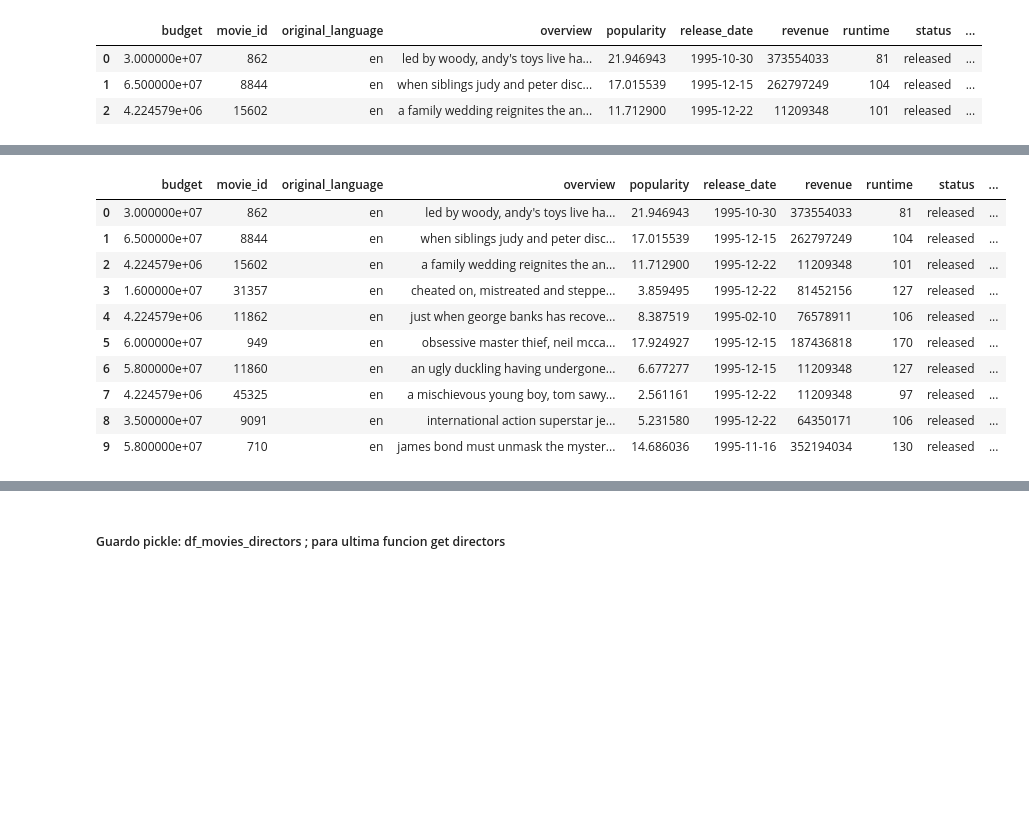
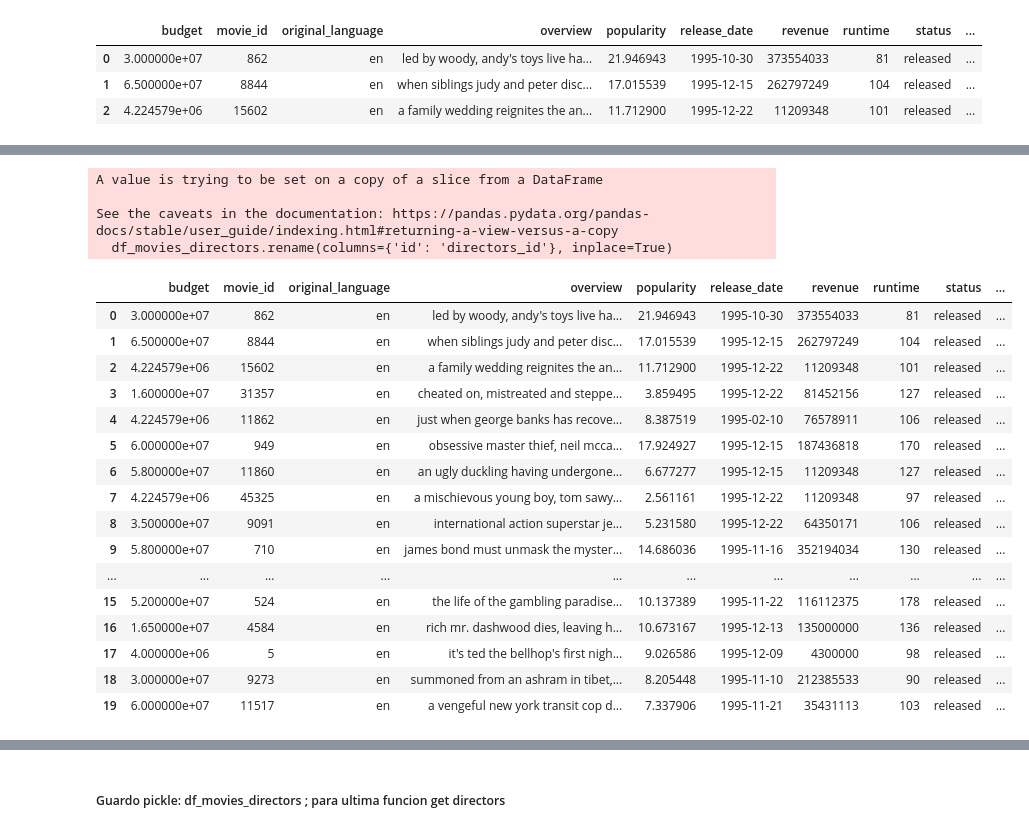
Before and after one commit to Lucaramallo/PI1_MLOps_Sistema_de_Recomendacion_Movies_ML, a Jupyter notebook: ETLs/ETL Credits/2_ETL_Credits_limpieza.ipynb, the cells around one changed output, grey strips where cells are left out. Drawn from its saved outputs; the diff is of its cells as text; code cells hidden in the pictures; blank space fills up the shorter version.

```diff
--- a/ETLs/ETL Credits/2_ETL_Credits_limpieza.ipynb
+++ b/ETLs/ETL Credits/2_ETL_Credits_limpieza.ipynb
@@ -406,5 +458,5 @@ msno.matrix(df_movies_directors)
 # %%
-df_movies_directors = df_movies_directors.drop_duplicates()
+
 df_movies_directors = df_movies_directors.dropna()
 # %%
 print(df_movies_directors.info())
@@ -428,24 +480,34 @@ memory usage: 11.3+ MB
 None
-# %%
-df_movies_directors.rename(columns = {'id':'director_id'}, inplace=True)
-# %%
-df_movies_directors['director_id'] = df_movies_directors['director_id'].astype(int)
+# %%
+# Modificar el nombre de la columna 'id' a 'director_id' en el DataFrame original
+df_movies_directors.rename(columns={'id': 'directors_id'}, inplace=True)
+# %% [output]
+A value is trying to be set on a copy of a slice from a DataFrame
+
+See the caveats in the documentation: https://pandas.pydata.org/pandas-docs/stable/user_guide/indexing.html#returning-a-view-versus-a-copy
+  df_movies_directors.rename(columns={'id': 'directors_id'}, inplace=True)
 # %%
 pd.set_option('display.max_columns', None)
 # %%
-df_movies_directors.head(10)
+df_movies_directors.head(20)
 # %% [output]
 |  | budget | movie_id | original_language | overview | popularity | release_date | revenue | runtime | status | ... |
 | 0 | 3.000000e+07 | 862 | en | led by woody, andy's toys live ha... | 21.946943 | 1995-10-30 | 373554033 | 81 | released | ... |
 | 1 | 6.500000e+07 | 8844 | en | when siblings judy and peter disc... | 17.015539 | 1995-12-15 | 262797249 | 104 | released | ... |
 | 2 | 4.224579e+06 | 15602 | en | a family wedding reignites the an... | 11.712900 | 1995-12-22 | 11209348 | 101 | released | ... |
 | 3 | 1.600000e+07 | 31357 | en | cheated on, mistreated and steppe... | 3.859495 | 1995-12-22 | 81452156 | 127 | released | ... |
 | 4 | 4.224579e+06 | 11862 | en | just when george banks has recove... | 8.387519 | 1995-02-10 | 76578911 | 106 | released | ... |
 | 5 | 6.000000e+07 | 949 | en | obsessive master thief, neil mcca... | 17.924927 | 1995-12-15 | 187436818 | 170 | released | ... |
 | 6 | 5.800000e+07 | 11860 | en | an ugly duckling having undergone... | 6.677277 | 1995-12-15 | 11209348 | 127 | released | ... |
 | 7 | 4.224579e+06 | 45325 | en | a mischievous young boy, tom sawy... | 2.561161 | 1995-12-22 | 11209348 | 97 | released | ... |
 | 8 | 3.500000e+07 | 9091 | en | international action superstar je... | 5.231580 | 1995-12-22 | 64350171 | 106 | released | ... |
 | 9 | 5.800000e+07 | 710 | en | james bond must unmask the myster... | 14.686036 | 1995-11-16 | 352194034 | 130 | released | ... |
+| ... | ... | ... | ... | ... | ... | ... | ... | ... | ... | ... |
+| 15 | 5.200000e+07 | 524 | en | the life of the gambling paradise... | 10.137389 | 1995-11-22 | 116112375 | 178 | released | ... |
+| 16 | 1.650000e+07 | 4584 | en | rich mr. dashwood dies, leaving h... | 10.673167 | 1995-12-13 | 135000000 | 136 | released | ... |
+| 17 | 4.000000e+06 | 5 | en | it's ted the bellhop's first nigh... | 9.026586 | 1995-12-09 | 4300000 | 98 | released | ... |
+| 18 | 3.000000e+07 | 9273 | en | summoned from an ashram in tibet,... | 8.205448 | 1995-11-10 | 212385533 | 90 | released | ... |
+| 19 | 6.000000e+07 | 11517 | en | a vengeful new york transit cop d... | 7.337906 | 1995-11-21 | 35431113 | 103 | released | ... |
 # %%
 df_movies_directors.tail(10)
 # %% [output]
```
Also changed, not shown: parts of 15 cells of this notebook, 4 other files.
